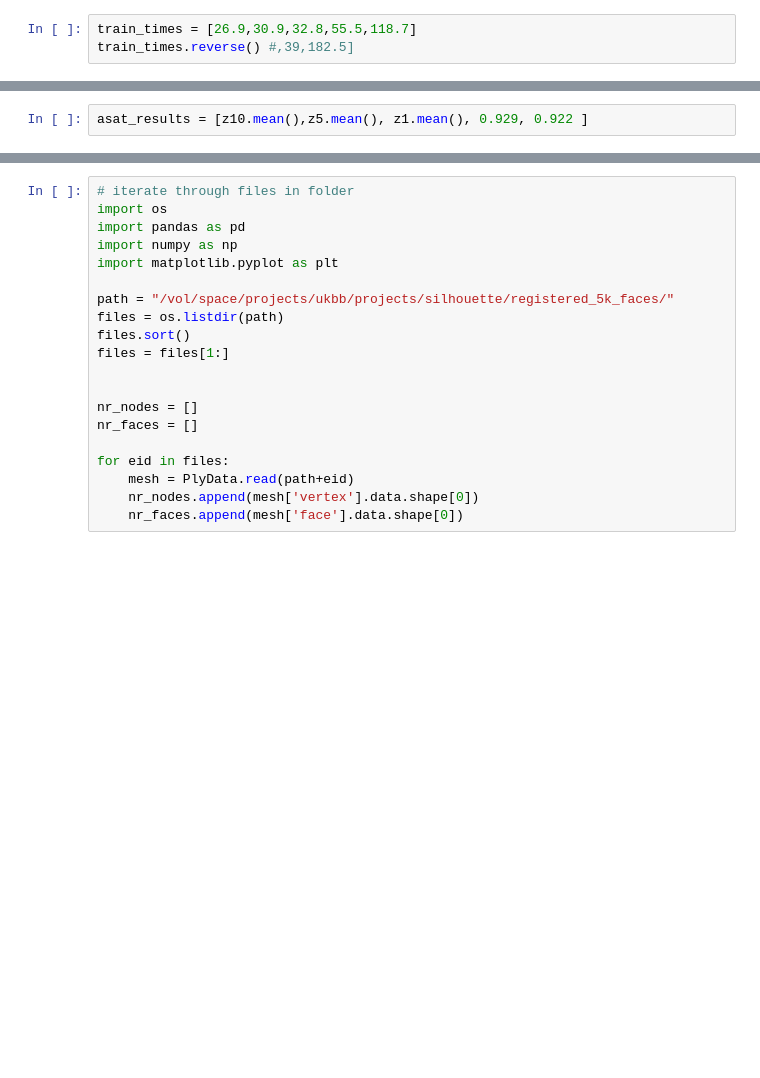
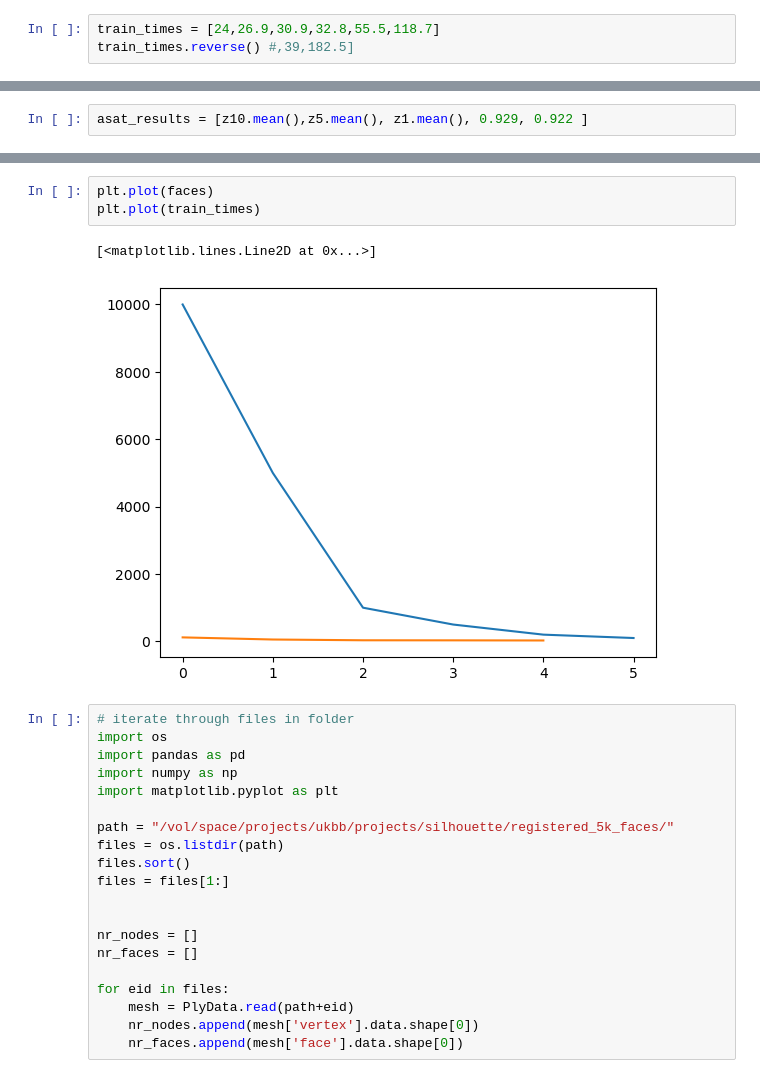
Before and after one commit to howling1/BodyMesh, a Jupyter notebook: notebooks/paper_figures.ipynb, the cells around one changed output, grey strips where cells are left out. Cells and saved outputs as stored; diff of their text form; blank space fills up the shorter version.

```diff
--- a/notebooks/paper_figures.ipynb
+++ b/notebooks/paper_figures.ipynb
@@ -616,7 +616,7 @@ memmap([(0.02672089, 0.251197  , 0.85833092,  0.97079006,  0.22757565,  0.075999
         (0.99481327, 0.34341059, 0.83769866, -0.93383717, -0.01134169, -0.35751854)],
        dtype=[('x', '<f8'), ('y', '<f8'), ('z', '<f8'), ('nx', '<f8'), ('ny', '<f8'), ('nz', '<f8')])
 # %%
-train_times = [26.9,30.9,32.8,55.5,118.7]
+train_times = [24,26.9,30.9,32.8,55.5,118.7]
 train_times.reverse() #,39,182.5]
 # %%
 x = df_new[df_new["Target"]=="ASAT"]
@@ -691,3 +695,9 @@ plot_bar_and_line(asat_results, train_times)
+# %%
+plt.plot(faces)
+plt.plot(train_times)
+# %% [output]
+[<matplotlib.lines.Line2D at 0x...>]
+[figure, added]
 # %%
 # iterate through files in folder
 import os
```
Also changed, not shown: parts of 5 cells of this notebook.
